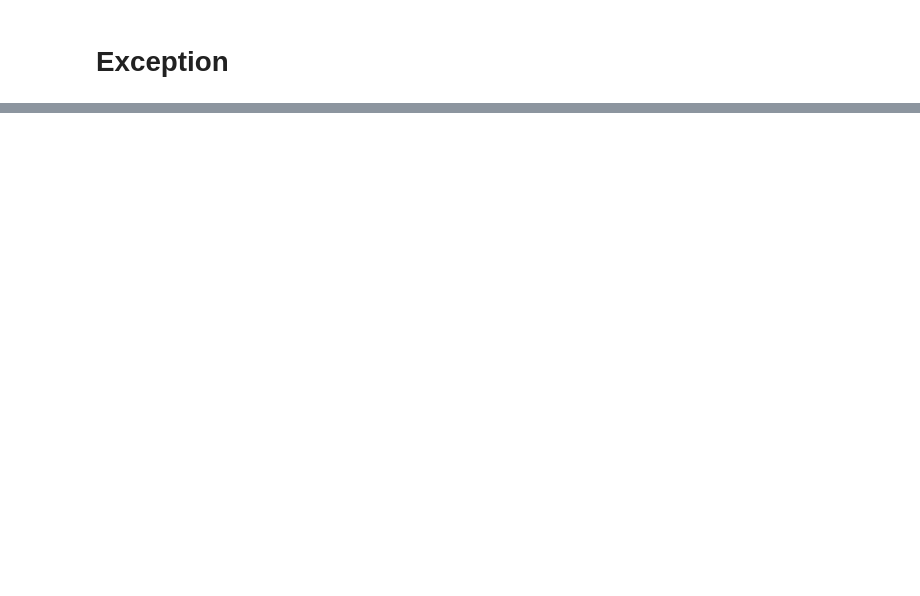
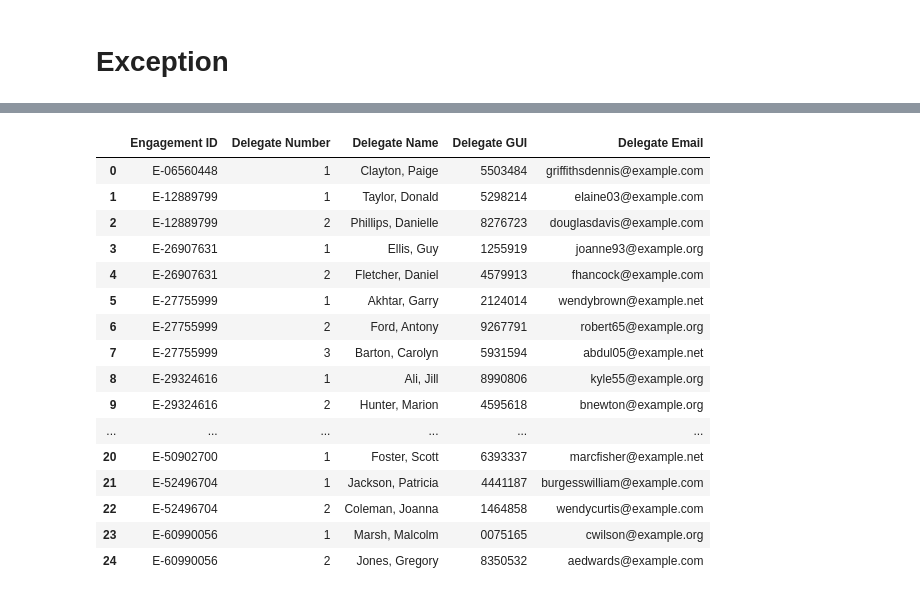
Before and after one commit to solstice035/outreachOptimisation, a Jupyter notebook: inputData/fakerData.ipynb, the cells around one changed output, grey strips where cells are left out. Saved outputs shown, nothing was run; the diff lists cells and outputs as text; code cells hidden in the pictures; blank space fills up the shorter version.

```diff
--- a/inputData/fakerData.ipynb
+++ b/inputData/fakerData.ipynb
@@ -191,0 +176,49 @@ df_delegate.head(25)
+# %%
+# Sample 25 unique engagement IDs
+engagement_id = df['Engagement ID'].sample(n=25, random_state=1).tolist()
+
+# Create a list to hold delegate information
+delegate_list = []
+
+# Generate delegate information for each engagement ID
+for eid in engagement_id:
+    num_delegates = random.randint(1, 3)  # Randomly choose 1, 2, or 3 delegates
+    for i in range(1, num_delegates + 1):
+        delegate_name = fake.last_name() + ", " + fake.first_name()
+        delegate_gui = fake.unique.pystr_format("#######")
+        delegate_email = fake.safe_email()
+        delegate_list.append({
+            'Engagement ID': eid,
+            'Delegate Number': i,
+            'Delegate Name': delegate_name,
+            'Delegate GUI': delegate_gui,
+            'Delegate Email': delegate_email
+        })
+
+# Create a DataFrame from the delegate list
+df_long = pd.DataFrame(delegate_list)
+
+# Sort the DataFrame by Engagement ID and Delegate Number
+df_long = df_long.sort_values(by=['Engagement ID', 'Delegate Number'])
+
+df_long.reset_index(drop=True, inplace=True)
+
+df_long.head(25)
+# %% [output]
+|  | Engagement ID | Delegate Number | Delegate Name | Delegate GUI | Delegate Email |
+| 0 | E-06560448 | 1 | Clayton, Paige | 5503484 | griffithsdennis@example.com |
+| 1 | E-12889799 | 1 | Taylor, Donald | 5298214 | elaine03@example.com |
+| 2 | E-12889799 | 2 | Phillips, Danielle | 8276723 | douglasdavis@example.com |
+| 3 | E-26907631 | 1 | Ellis, Guy | 1255919 | joanne93@example.org |
+| 4 | E-26907631 | 2 | Fletcher, Daniel | 4579913 | fhancock@example.com |
+| 5 | E-27755999 | 1 | Akhtar, Garry | 2124014 | wendybrown@example.net |
+| 6 | E-27755999 | 2 | Ford, Antony | 9267791 | robert65@example.org |
+| 7 | E-27755999 | 3 | Barton, Carolyn | 5931594 | abdul05@example.net |
+| 8 | E-29324616 | 1 | Ali, Jill | 8990806 | kyle55@example.org |
+| 9 | E-29324616 | 2 | Hunter, Marion | 4595618 | bnewton@example.org |
+| ... | ... | ... | ... | ... | ... |
+| 20 | E-50902700 | 1 | Foster, Scott | 6393337 | marcfisher@example.net |
+| 21 | E-52496704 | 1 | Jackson, Patricia | 4441187 | burgesswilliam@example.com |
+| 22 | E-52496704 | 2 | Coleman, Joanna | 1464858 | wendycurtis@example.com |
+| 23 | E-60990056 | 1 | Marsh, Malcolm | 0075165 | cwilson@example.org |
+| 24 | E-60990056 | 2 | Jones, Gregory | 8350532 | aedwards@example.com |
```
Also changed, not shown: parts of 9 cells of this notebook.
